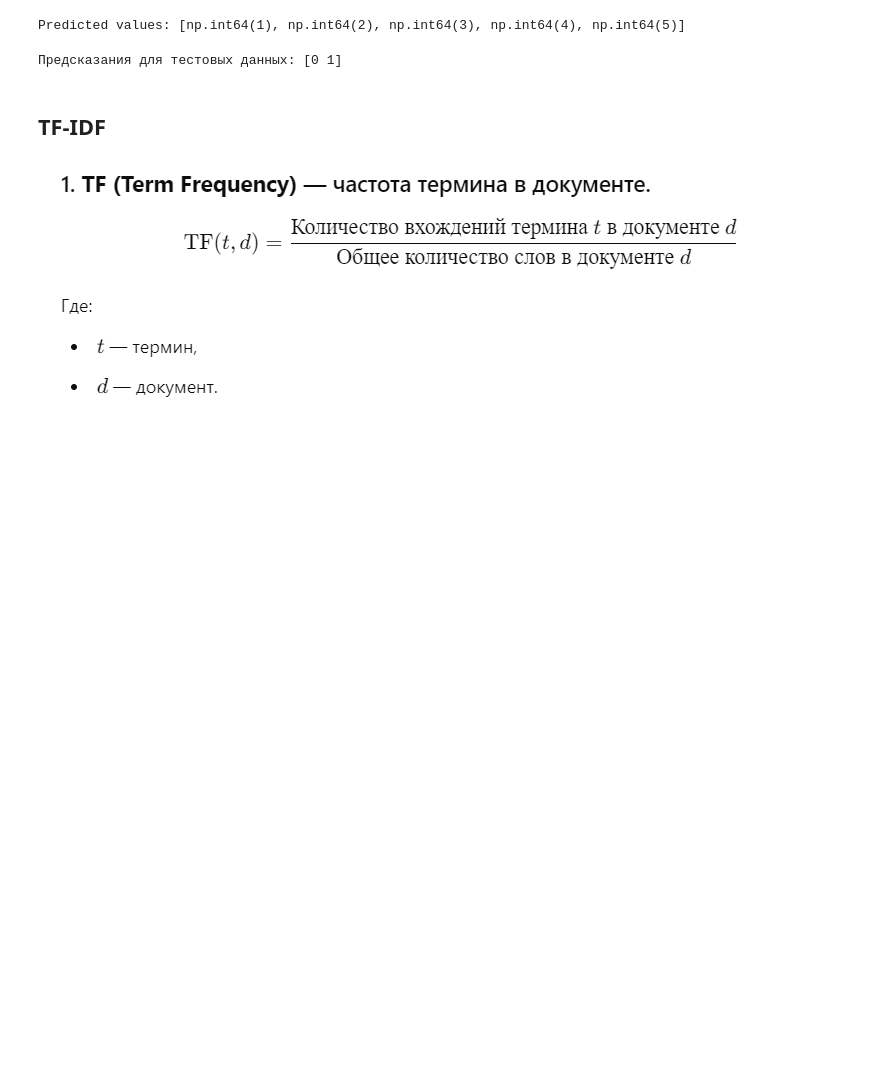
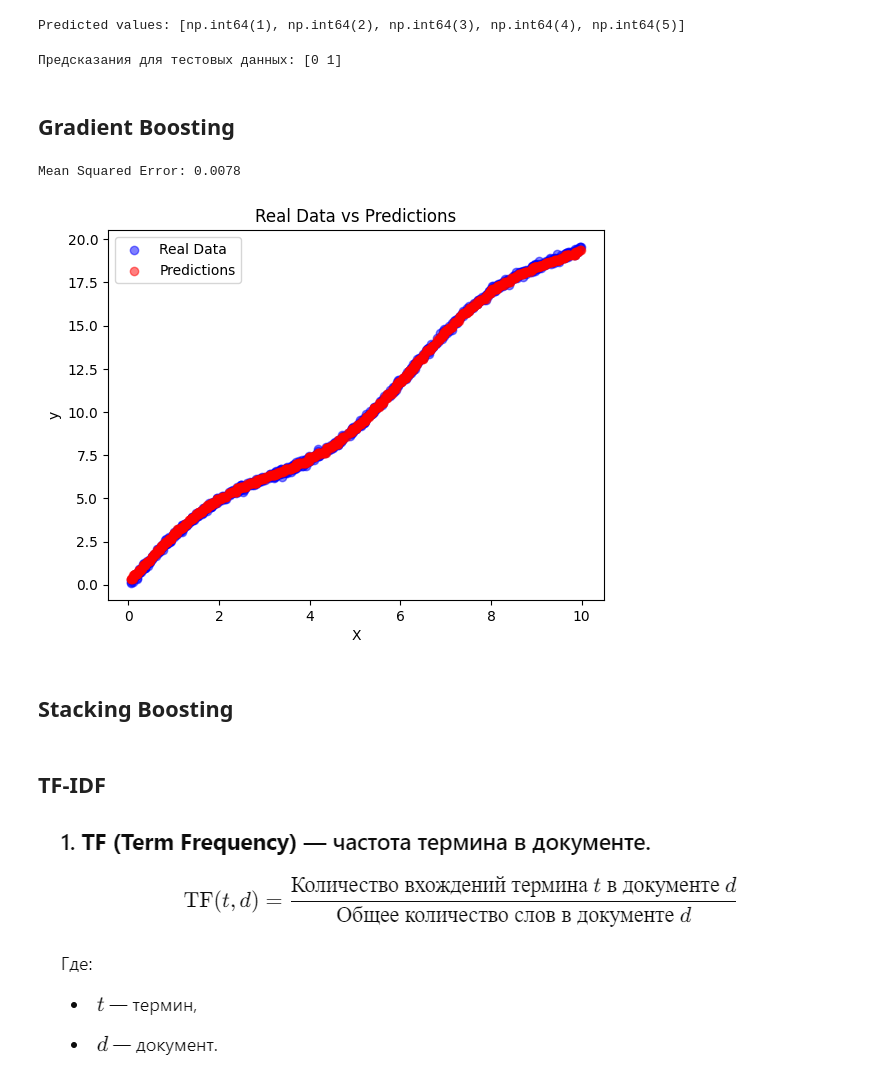
Before and after one commit to ivangolt/live_coding_interview, a Jupyter notebook: ml/ml.ipynb, the cells around one changed output. Saved outputs shown, nothing was run; the diff lists cells and outputs as text; code cells hidden in the pictures; blank space fills up the shorter version.

```diff
--- a/ml/ml.ipynb
+++ b/ml/ml.ipynb
@@ -281,3 +281,5 @@ predictions = knn.predict(X_test)
 print(f"Предсказания для тестовых данных: {predictions}")
 # %% [output]
 Предсказания для тестовых данных: [0 1]
+# %% [markdown]
+## Gradient Boosting
@@ -284,3 +332,32 @@ print(f"Предсказания для тестовых данных: {predicti
+# %%
+import matplotlib.pyplot as plt
+
+# Generate some synthetic data
+np.random.seed(42)
+X = np.random.rand(1000, 1) * 10
+y = 2 * X[:, 0] + np.sin(X[:, 0]) + np.random.randn(1000) * 0.1
+
+# Train Gradient Boosting model
+model = GradientBoostingRegressor(n_estimators=50, learning_rate=0.1, max_depth=3)
+model.fit(X, y)
+
+# Predict and evaluate
+preds = model.predict(X)
+mse = mean_squared_error(y, preds)
+print(f"Mean Squared Error: {mse:.4f}")
+# Plot real data and predictions
+plt.scatter(X, y, color="blue", label="Real Data", alpha=0.5)
+plt.scatter(X, preds, color="red", label="Predictions", alpha=0.5)
+plt.title("Real Data vs Predictions")
+plt.xlabel("X")
+plt.ylabel("y")
+plt.legend()
+plt.show()
+# %% [output]
+Mean Squared Error: 0.0078
+[figure, added]
+# %% [markdown]
+## Stacking Boosting
 # %% [markdown]
 ## TF-IDF
 # %% [markdown]
```
Also changed, not shown: parts of 1 cell of this notebook, 1 other file.
